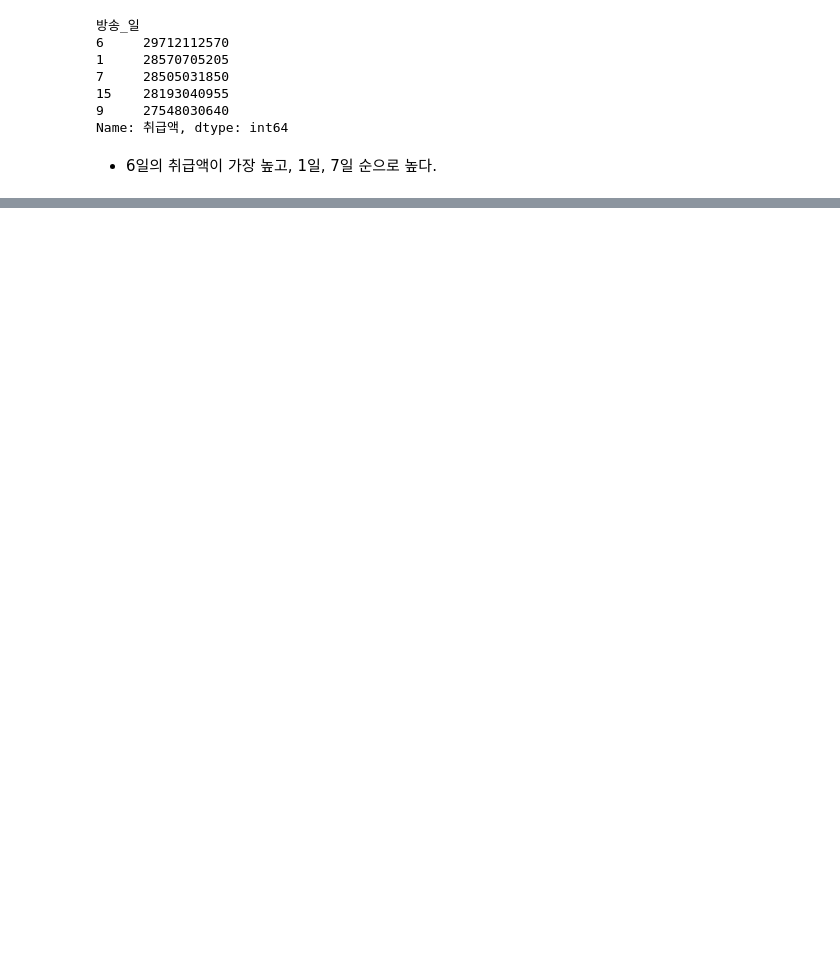
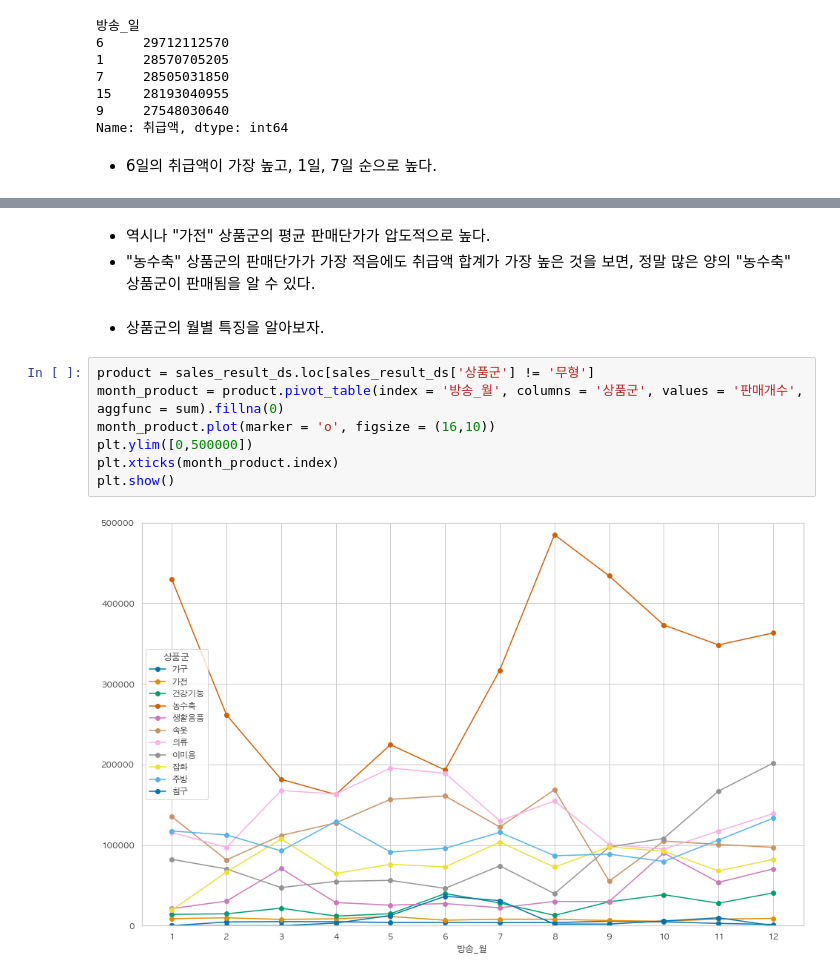
Before and after one commit to HongyeobKim/Project, a Jupyter notebook: NS-Shop/Data-Preparation-and-Exploration.ipynb, the cells around one changed output, grey strips where cells are left out. Cells and saved outputs as stored; diff of their text form; blank space fills up the shorter version.

```diff
--- a/NS-Shop/Data-Preparation-and-Exploration.ipynb
+++ b/NS-Shop/Data-Preparation-and-Exploration.ipynb
@@ -572,0 +597,14 @@ Name: 취급액, dtype: int64
+# %% [markdown]
+- 역시나 "가전" 상품군의 평균 판매단가가 압도적으로 높다.
+- "농수축" 상품군의 판매단가가 가장 적음에도 취급액 합계가 가장 높은 것을 보면, 정말 많은 양의 "농수축" 상품군이 판매됨을 알 수 있다.
+# %% [markdown]
+- 상품군의 월별 특징을 알아보자.
+# %%
+product = sales_result_ds.loc[sales_result_ds['상품군'] != '무형']
+month_product = product.pivot_table(index = '방송_월', columns = '상품군', values = '판매개수', aggfunc = sum).fillna(0)
+month_product.plot(marker = 'o', figsize = (16,10))
+plt.ylim([0,500000])
+plt.xticks(month_product.index)
+plt.show()
+# %% [output]
+[figure, added]
```
Also changed, not shown: parts of 14 cells of this notebook.
